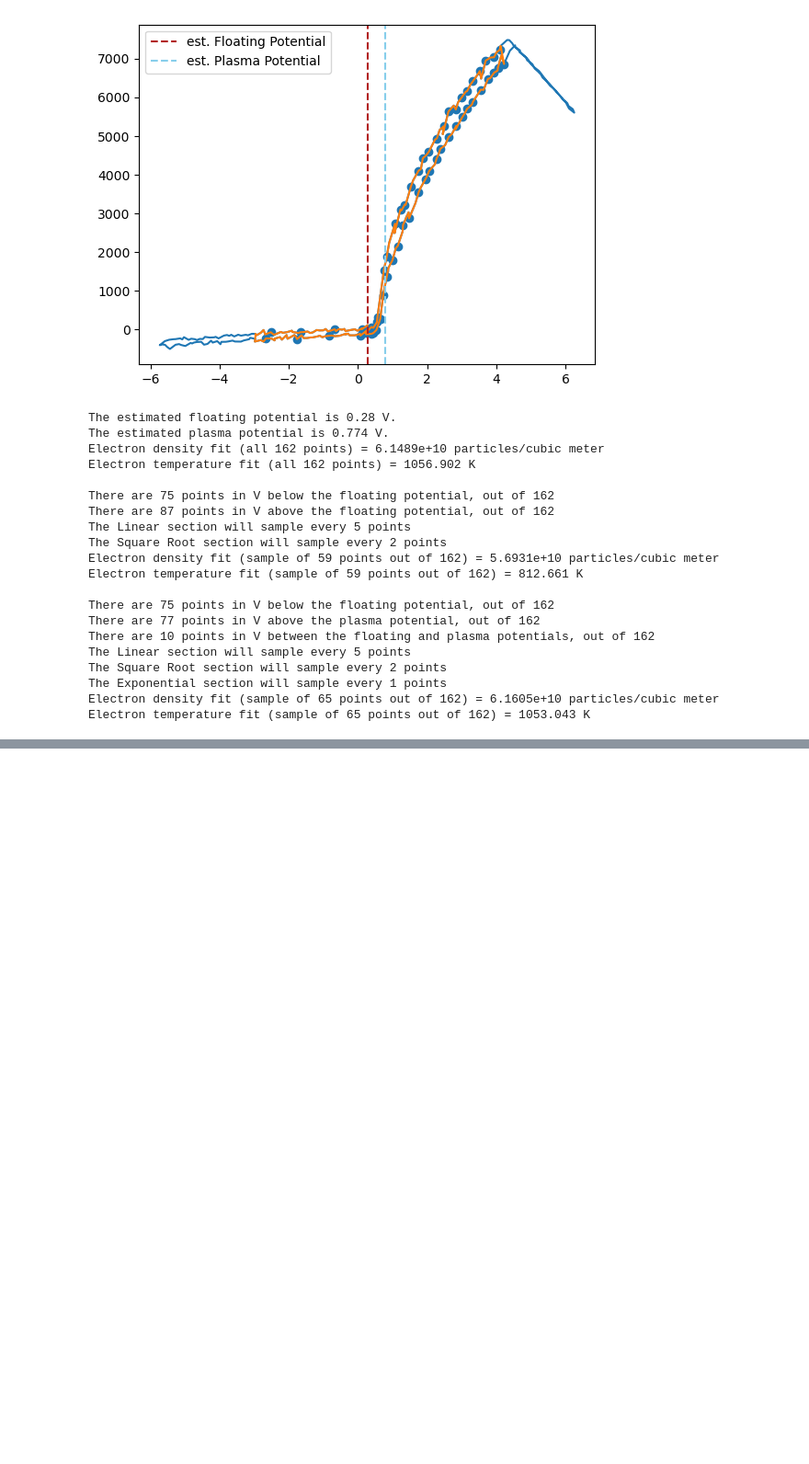
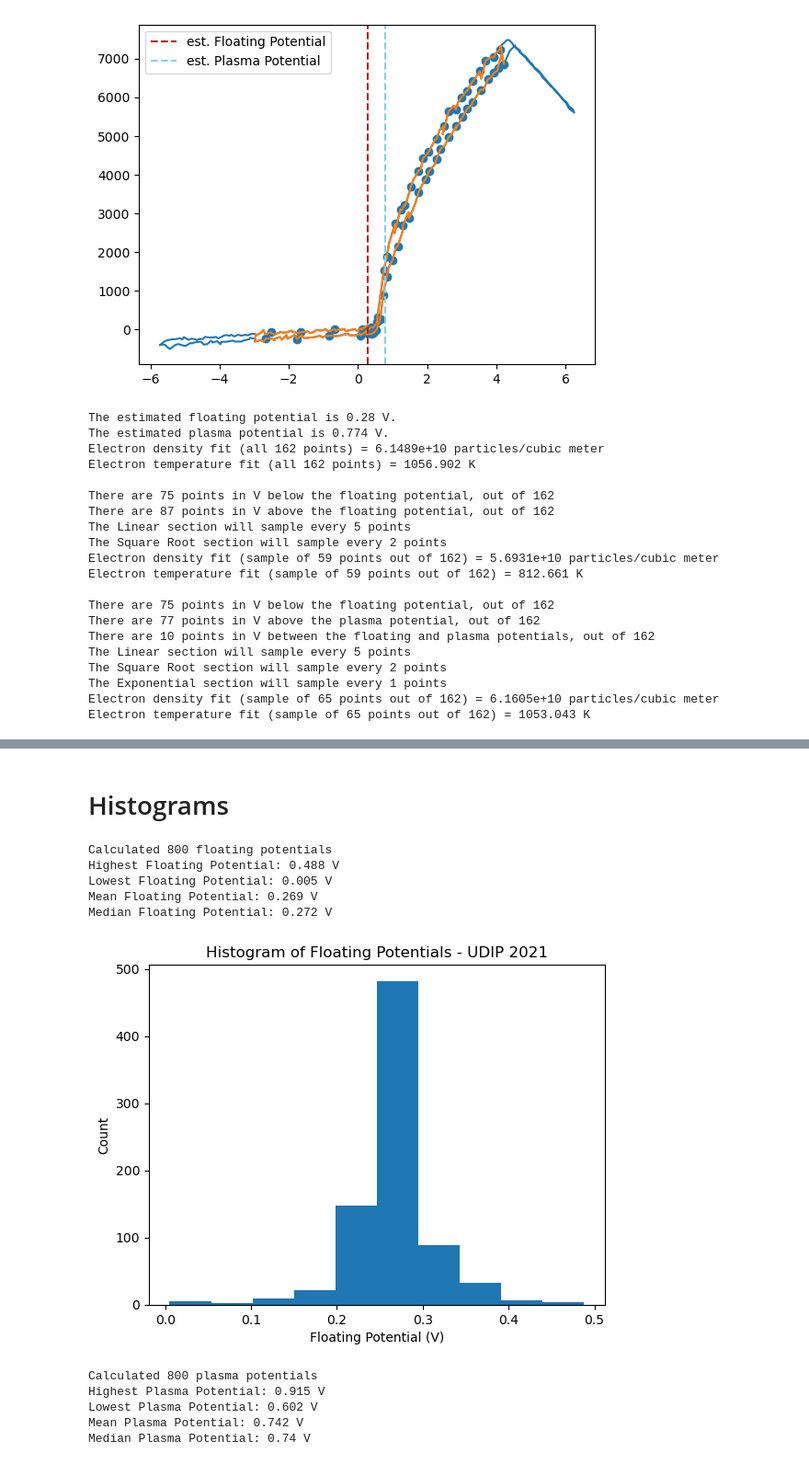
Before and after one commit to jgoodwill1/DAPPEr, a Jupyter notebook: Sweep Analysis - Jarrod.ipynb, the cells around one changed output, grey strips where cells are left out. Shown at 92% size. Drawn from its saved outputs; the diff is of its cells as text; code cells hidden in the pictures; blank space fills up the shorter version.

```diff
--- a/Sweep Analysis - Jarrod.ipynb
+++ b/Sweep Analysis - Jarrod.ipynb
@@ -265,15 +266,13 @@ def data_processing(V, I):
     return V_proc, I_proc
 # %%
 def getFloatingPotential(V, I):
-    V_pros, I_pros = data_processing(V, I)
-    x, y, popt, pcov = gen_fit(V_pros, I_pros, True) # x is V, y is I
-    print(f'The estimated floating potential is {round(popt[0], 3)} V.')
+    x, y, popt, pcov = gen_fit(V, I, True) # x is V, y is I
+    #print(f'The estimated floating potential is {round(popt[0], 3)} V.')
     return popt[0]
 
 def getPlasmaPotential(V, I):
-    V_pros, I_pros = data_processing(V, I)
-    x, y, popt, pcov = gen_fit(V_pros, I_pros, True) # x is V, y is I
-    print(f'The estimated plasma potential is {round(popt[1], 3)} V.')
+    x, y, popt, pcov = gen_fit(V, I, True) # x is V, y is I
+    #print(f'The estimated plasma potential is {round(popt[1], 3)} V.')
     return popt[1]
 # %% [markdown]
 # Misc Functions
@@ -510,0 +707,44 @@ Electron temperature fit (sample of 65 points out of 162) = 1053.043 K
+# %% [markdown]
+# Histograms
+# %%
+startingSweep = 1000
+stoppingSweep = 1800
+
+fp_list = getFloatingPotentialList(startingSweep, stoppingSweep)
+
+print(f'Calculated {len(fp_list)} floating potentials')
+print(f'Highest Floating Potential: {max(fp_list)} V')
+print(f'Lowest Floating Potential: {min(fp_list)} V')
+print(f'Mean Floating Potential: {round(np.mean(fp_list), 3)} V')
+print(f'Median Floating Potential: {np.median(fp_list)} V')
+# %% [output]
+Calculated 800 floating potentials
+Highest Floating Potential: 0.488 V
+Lowest Floating Potential: 0.005 V
+Mean Floating Potential: 0.269 V
+Median Floating Potential: 0.272 V
+# %%
+plt.hist(fp_list)
+plt.title('Histogram of Floating Potentials - UDIP 2021')
+plt.xlabel('Floating Potential (V)')
+plt.ylabel('Count')
+plt.show()
+# %% [output]
+[figure, added]
+# %%
+startingSweep = 1000
+stoppingSweep = 1800
+
+plsm_list = getPlasmaPotentialList(startingSweep, stoppingSweep)
+
+print(f'Calculated {len(plsm_list)} plasma potentials')
+print(f'Highest Plasma Potential: {max(plsm_list)} V')
+print(f'Lowest Plasma Potential: {min(plsm_list)} V')
+print(f'Mean Plasma Potential: {round(np.mean(plsm_list), 3)} V')
+print(f'Median Plasma Potential: {np.median(plsm_list)} V')
+# %% [output]
+Calculated 800 plasma potentials
+Highest Plasma Potential: 0.915 V
+Lowest Plasma Potential: 0.602 V
+Mean Plasma Potential: 0.742 V
+Median Plasma Potential: 0.74 V
```
Also changed, not shown: parts of 9 cells of this notebook.
